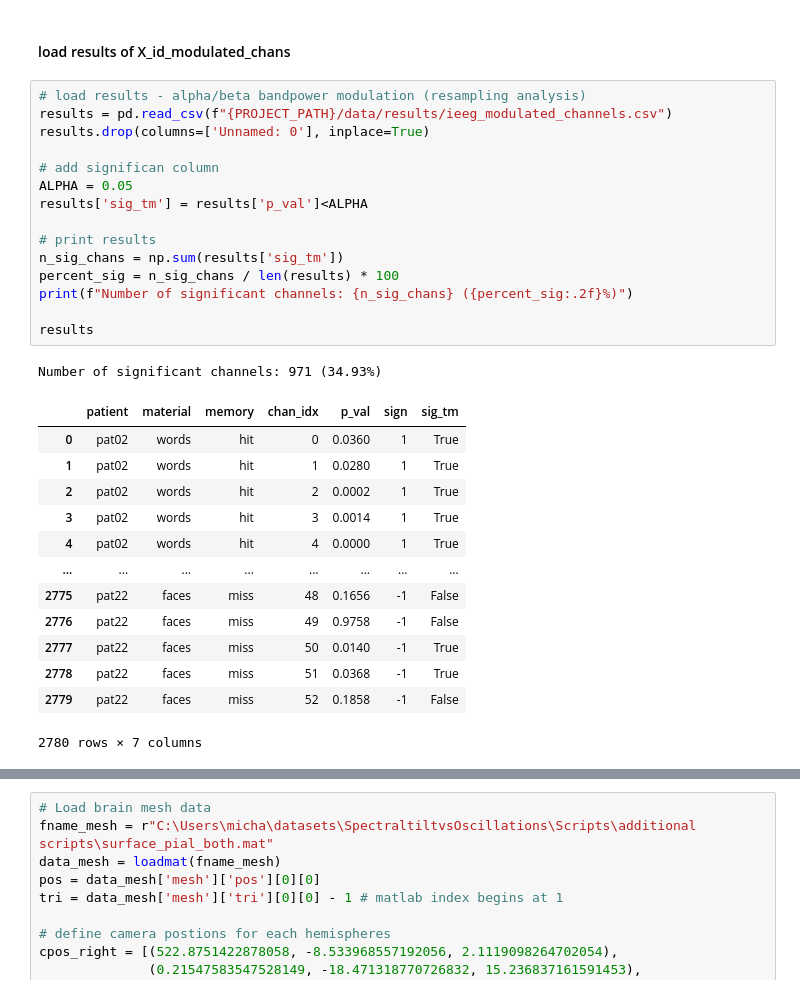
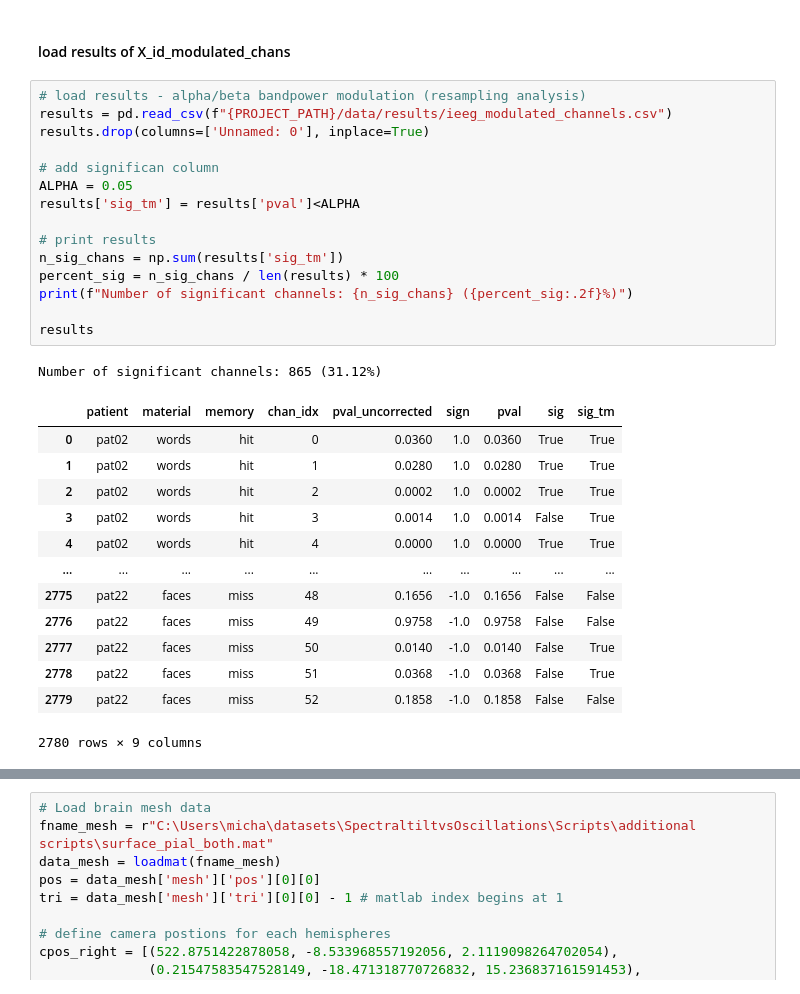
Before and after one commit to voytekresearch/oscillation_vs_exponent, a Jupyter notebook: notebooks/task_mod.ipynb, the cells around one changed output, grey strips where cells are left out. Cells and saved outputs as stored; diff of their text form.

```diff
--- a/notebooks/task_mod.ipynb
+++ b/notebooks/task_mod.ipynb
@@ -63,33 +63,33 @@ N_DOWNSAMPLE = 128
 # %%
 # load results - alpha/beta bandpower modulation (resampling analysis)
 results = pd.read_csv(f"{PROJECT_PATH}/data/results/ieeg_modulated_channels.csv")
 results.drop(columns=['Unnamed: 0'], inplace=True)
 
 # add significan column
 ALPHA = 0.05
-results['sig_tm'] = results['p_val']<ALPHA
+results['sig_tm'] = results['pval']<ALPHA
 
 # print results
 n_sig_chans = np.sum(results['sig_tm'])
 percent_sig = n_sig_chans / len(results) * 100
 print(f"Number of significant channels: {n_sig_chans} ({percent_sig:.2f}%)")
 
 results
 # %% [output]
-Number of significant channels: 971 (34.93%)
+Number of significant channels: 865 (31.12%)
-|  | patient | material | memory | chan_idx | p_val | sign | sig_tm |
-| 0 | pat02 | words | hit | 0 | 0.0360 | 1 | True |
-| 1 | pat02 | words | hit | 1 | 0.0280 | 1 | True |
-| 2 | pat02 | words | hit | 2 | 0.0002 | 1 | True |
-| 3 | pat02 | words | hit | 3 | 0.0014 | 1 | True |
-| 4 | pat02 | words | hit | 4 | 0.0000 | 1 | True |
-| ... | ... | ... | ... | ... | ... | ... | ... |
-| 2775 | pat22 | faces | miss | 48 | 0.1656 | -1 | False |
-| 2776 | pat22 | faces | miss | 49 | 0.9758 | -1 | False |
-| 2777 | pat22 | faces | miss | 50 | 0.0140 | -1 | True |
-| 2778 | pat22 | faces | miss | 51 | 0.0368 | -1 | True |
-| 2779 | pat22 | faces | miss | 52 | 0.1858 | -1 | False |
+|  | patient | material | memory | chan_idx | pval_uncorrected | sign | pval | sig | sig_tm |
+| 0 | pat02 | words | hit | 0 | 0.0360 | 1.0 | 0.0360 | True | True |
+| 1 | pat02 | words | hit | 1 | 0.0280 | 1.0 | 0.0280 | True | True |
+| 2 | pat02 | words | hit | 2 | 0.0002 | 1.0 | 0.0002 | True | True |
+| 3 | pat02 | words | hit | 3 | 0.0014 | 1.0 | 0.0014 | False | True |
+| 4 | pat02 | words | hit | 4 | 0.0000 | 1.0 | 0.0000 | True | True |
+| ... | ... | ... | ... | ... | ... | ... | ... | ... | ... |
+| 2775 | pat22 | faces | miss | 48 | 0.1656 | -1.0 | 0.1656 | False | False |
+| 2776 | pat22 | faces | miss | 49 | 0.9758 | -1.0 | 0.9758 | False | False |
+| 2777 | pat22 | faces | miss | 50 | 0.0140 | -1.0 | 0.0140 | False | True |
+| 2778 | pat22 | faces | miss | 51 | 0.0368 | -1.0 | 0.0368 | False | True |
+| 2779 | pat22 | faces | miss | 52 | 0.1858 | -1.0 | 0.1858 | False | False |
-2780 rows × 7 columns
+2780 rows × 9 columns
 # %%
 # add channel info to results
 
```
Also changed, not shown: parts of 7 cells of this notebook.
